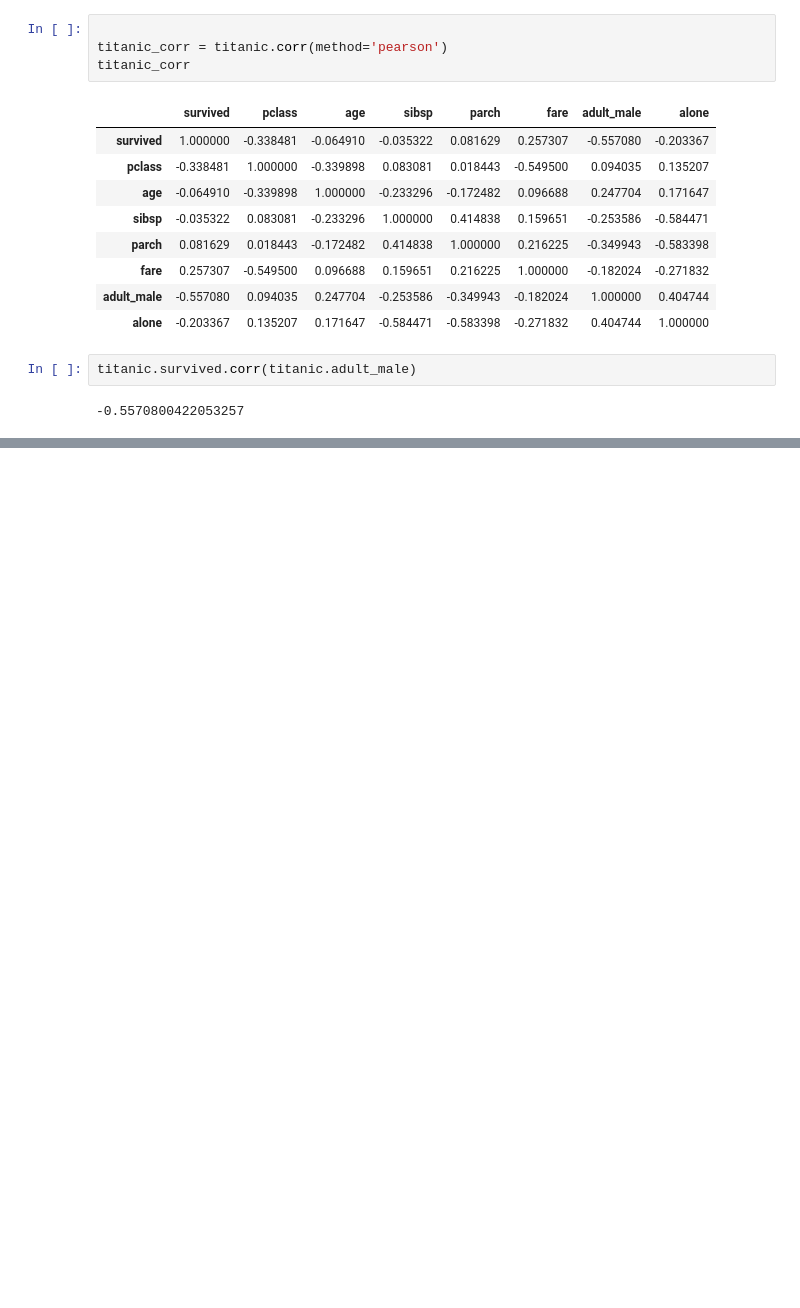
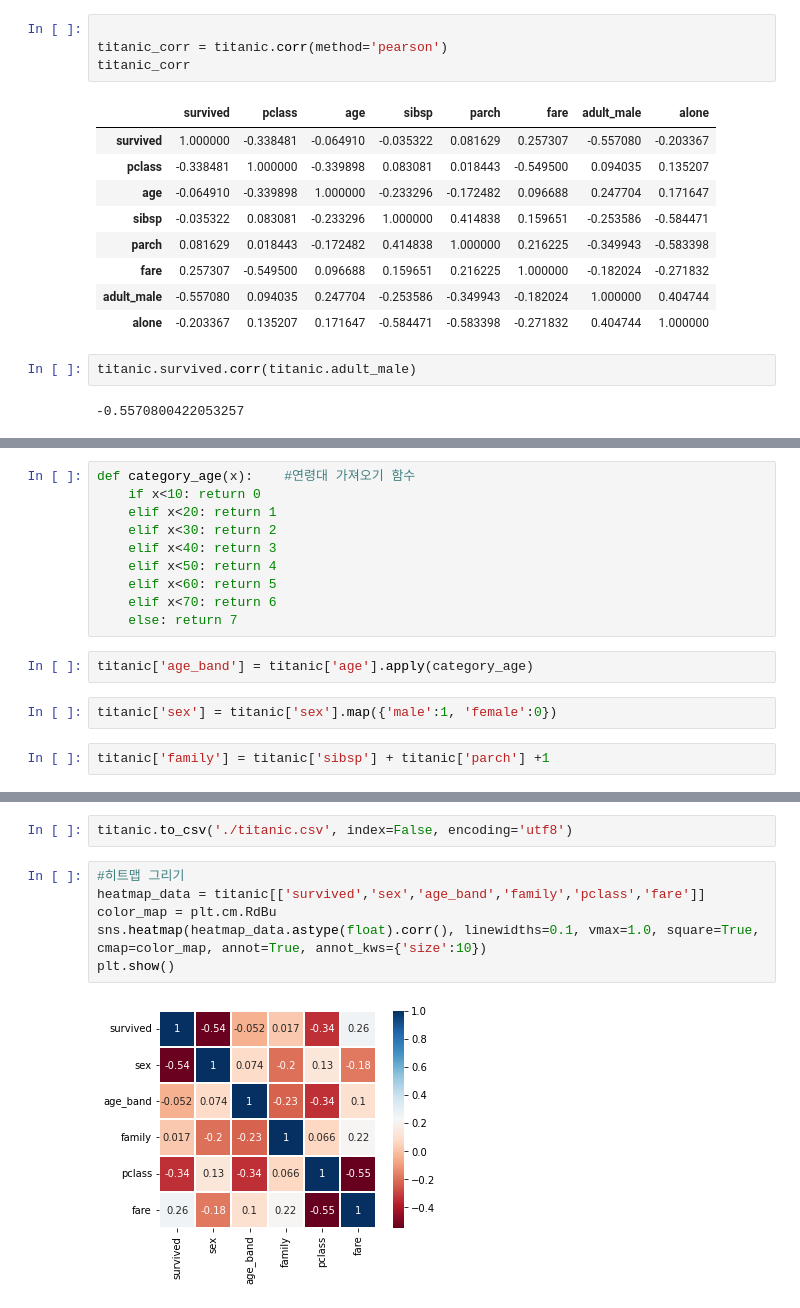
Before and after one commit to AsherInstinct/StudyBigData, a Jupyter notebook: day04/titanic_survival_analysis.ipynb, the cells around one changed output, grey strips where cells are left out. Drawn from its saved outputs; the diff is of its cells as text; blank space fills up the shorter version.

```diff
--- a/day04/titanic_survival_analysis.ipynb
+++ b/day04/titanic_survival_analysis.ipynb
@@ -201,0 +213,16 @@ plt.show()
+# %%
+def category_age(x):    #연령대 가져오기 함수
+    if x<10: return 0
+    elif x<20: return 1
+    elif x<30: return 2
+    elif x<40: return 3
+    elif x<50: return 4
+    elif x<60: return 5
+    elif x<70: return 6
+    else: return 7
+# %%
+titanic['age_band'] = titanic['age'].apply(category_age)
+# %%
+titanic['sex'] = titanic['sex'].map({'male':1, 'female':0})
+# %%
+titanic['family'] = titanic['sibsp'] + titanic['parch'] +1
@@ -201,0 +245,10 @@ plt.show()
+# %%
+titanic.to_csv('./titanic.csv', index=False, encoding='utf8')
+# %%
+#히트맵 그리기
+heatmap_data = titanic[['survived','sex','age_band','family','pclass','fare']]
+color_map = plt.cm.RdBu
+sns.heatmap(heatmap_data.astype(float).corr(), linewidths=0.1, vmax=1.0, square=True, cmap=color_map, annot=True, annot_kws={'size':10})
+plt.show()
+# %% [output]
+[figure, added]
```
Also changed, not shown: parts of 6 cells of this notebook, 28 other files.
